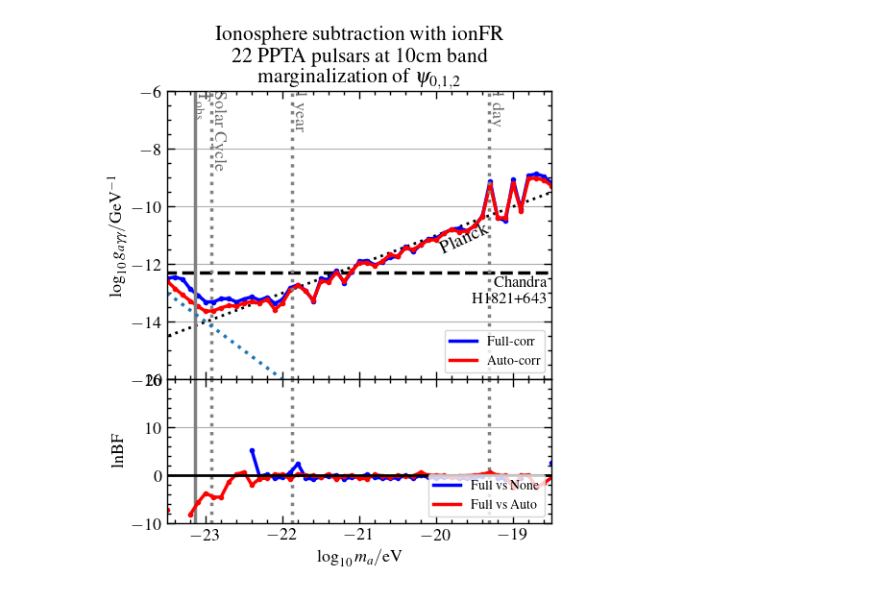
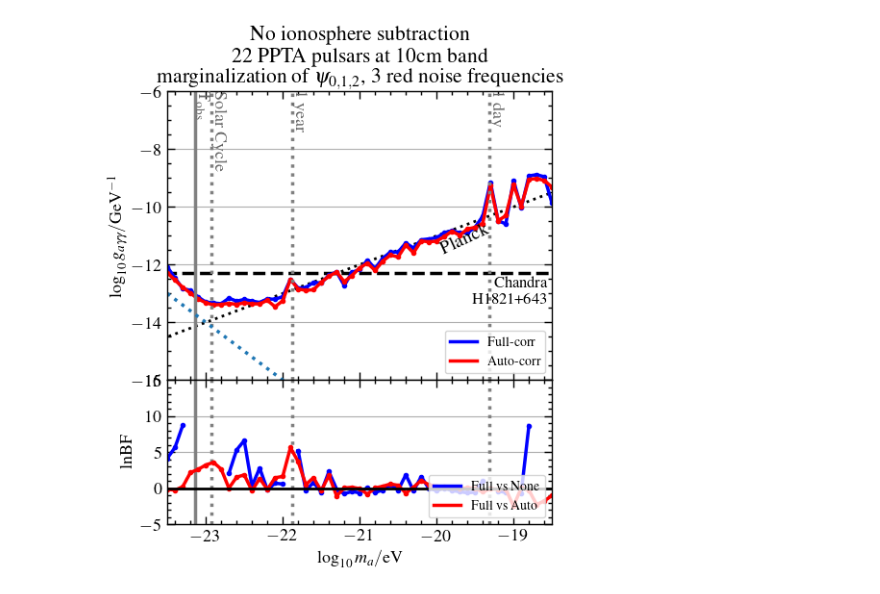
Before and after one commit to XueXiao-Physics/PPA, a Jupyter notebook: 2_Result.ipynb, the cells around one changed output. Drawn from its saved outputs; the diff is of its cells as text; code cells hidden in the pictures.

```diff
--- a/2_Result.ipynb
+++ b/2_Result.ipynb
@@ -7,7 +7,7 @@ import scipy.constants as sc
 import matplotlib as mpl
 import glob
 from astropy.time import Time
-np.set_printoptions(precision=4)
+np.set_printoptions(precision=10)
 import matplotlib
 plt.rc('font',**{'family':'serif','serif':['Times']})
 mpl.rcParams['font.size'] = 13
@@ -136,8 +136,8 @@ def make_ul_plot(ax,l10ma , ul_auto,ul_full ):
 def make_bf_plot(ax,l10ma,lbf_af,lbf_nf):
 
     #fig , ax = plt.subplots(figsize=(5,3))
-    ymin = -10
-    ymax = 20
+    ymin = -5
+    ymax = 15
     plot_timescales( ax,ymin,ymax,annotate=False)
 
     try:
@@ -168,62 +239,76 @@ def make_bf_plot(ax,l10ma,lbf_af,lbf_nf):
 # %%
 # True
 fig,axes = plt.subplots(2,1,figsize=(5,6),sharex=True,gridspec_kw={'height_ratios': [4, 2]})
+lbf_nf = None; lbf_af = None; ul_auto= None; ul_full=None;
 plt.subplots_adjust(left=0.15,
                     bottom=0.10,
                     right=0.95,
                     top=0.85,
                     wspace=0.0,
                     hspace=0.0)
 
 
-l10ma = np.arange(5,56)*0.1 -24
-ul_auto_ion_10 = np.array([-0.846, -1.197, -1.523, -1.829, -2.123, -2.392, -2.471, -2.47 ,
-       -2.491, -2.613, -2.601, -2.659, -2.804, -2.78 , -3.234, -3.099,
-       -2.759, -2.691, -2.994, -3.399, -2.834, -2.981, -2.739, -3.154,
-       -2.888, -2.708, -2.807, -3.012, -2.951, -2.819, -2.993, -2.788,
-       -2.945, -2.881, -2.815, -2.911, -2.791, -2.75 , -2.931, -3.002,
-       -2.922, -2.703, -1.682, -2.959, -3.036, -1.961, -2.998, -1.994,
-       -2.062, -2.243, -2.529])
+l10ma = np.arange(0,51)*0.1 -23.5
+ul_auto = np.array([-0.54 , -0.892, -1.243, -1.542, -1.845, -2.075, -2.253, -2.335,
+       -2.395, -2.532, -2.577, -2.71 , -2.816, -2.793, -3.113, -3.008,
+       -2.365, -2.799, -2.946, -3.025, -2.866, -2.759, -2.711, -3.145,
+       -3.03 , -2.87 , -2.803, -3.156, -2.935, -2.823, -2.99 , -2.678,
+       -3.048, -2.734, -2.864, -2.941, -2.884, -2.796, -3.041, -2.922,
+       -2.963, -2.929, -1.718, -3.034, -2.957, -1.991, -2.829, -2.   ,
+       -2.072, -2.242, -2.569])
 
 
-ul_full_ion_10 = np.array([-0.743, -0.805, -0.973, -1.421, -1.734,
-       -2.064, -2.169, -2.153, -2.254, -2.463, -2.463, -2.492, -2.704,
-       -2.705, -3.021, -2.975, -2.673, -2.67 , -2.972, -3.43 , -2.757,
-       -2.891, -2.666, -3.197, -2.915, -2.657, -2.728, -2.985, -2.971,
-       -2.916, -2.994, -2.733, -3.024, -2.874, -2.779, -2.849, -2.774,
-       -2.744, -2.805, -2.999, -2.925, -2.679, -1.567, -2.957, -3.144,
-       -1.816, -2.954, -1.88 , -1.922, -2.107, -2.445])
+ul_full = np.array([-0.337, -0.82 , -1.289, -1.444, -1.778, -2.052, -2.182, -2.308,
+       -2.217, -2.419, -2.461, -2.616, -2.766, -2.742, -2.856, -2.863,
+       -2.363, -2.768, -2.849, -2.771, -2.89 , -2.725, -2.706, -3.279,
+       -2.923, -2.924, -2.7  , -3.089, -2.832, -2.723, -2.817, -2.605,
+       -2.879, -2.695, -2.765, -2.824, -2.753, -2.776, -2.954, -3.056,
+       -2.963, -2.676, -1.601, -3.036, -3.242, -1.837, -2.89 , -1.881,
+       -1.939, -2.112, -3.127])
 
 
-make_ul_plot(axes[0],l10ma,ul_auto_ion_10,ul_full_ion_10)
-axes[0].set_title("Ionosphere subtraction with ionFR\n 22 PPTA pulsars at 10cm band\n"+r"marginalization of $\psi_{0,1,2}$")
+make_ul_plot(axes[0],l10ma,ul_auto,ul_full)
+axes[0].set_title("No ionosphere subtraction\n 22 PPTA pulsars at 10cm band\n"+r"marginalization of $\psi_{0,1,2}$, 3 red noise frequencies")
 axes[0].plot(l10ma , -13-2*(l10ma+23.5),':')
 
-lbf_ion_10 = np.array([-7.130e+00,       -inf,       -inf, -8.075e+00, -5.629e+00,
-       -3.647e+00, -4.513e+00, -4.494e+00, -1.344e+00,  2.788e-01,
-        7.247e-01, -1.970e+00, -6.313e-01, -5.433e-01,  2.309e-01,
-        1.786e-01, -7.406e-01,  3.652e-01, -8.802e-03,  8.002e-03,
-       -3.595e-01,  3.344e-01, -7.863e-01, -3.539e-02, -8.002e-03,
-       -5.981e-01, -6.727e-01,  1.797e-01, -7.614e-02, -2.829e-01,
-        5.601e-03, -7.062e-02, -6.644e-02,  6.700e-01,  1.689e-02,
-        5.843e-02, -2.810e-02, -3.885e-01, -5.131e-02, -4.846e-02,
-        8.781e-02,  2.466e-01,  6.914e-01,  3.139e-02, -7.379e-03,
-       -2.622e+00,  2.187e-02,  1.238e-01, -2.496e+00, -1.602e+00,
-       -4.222e-01])
 
-lbf_nf_ion_10 = np.array([   inf,    inf,    inf,    inf,    inf,    inf,    inf,    inf,
-          inf,    inf,    inf,  5.234, -0.151,  0.23 , -0.494, -0.41 ,
-        0.591,  2.463, -0.499, -0.789, -0.251, -0.166,  0.116, -0.683,
-       -0.359, -0.258,  0.197, -0.418, -0.517, -0.539, -0.526, -0.017,
-       -0.585,  0.039, -0.403, -0.444, -0.351, -0.377, -0.547, -0.618,
-       -0.456, -0.069,    inf, -0.549, -0.641,    inf, -0.609,    inf,
-          inf,    inf,  2.72 ])
+lbf_af = np.array([-1.332e-01,        inf,        inf,        inf,        inf,
+              inf,        inf,        inf,  3.048e-02,  1.548e+00,
+        1.876e+00, -3.336e-01,  1.375e+00, -1.561e-01,  1.470e+00,
+        1.653e+00,  5.647e+00,  3.719e+00,  5.187e-01,  1.485e+00,
+       -3.405e-01,  1.808e+00, -1.040e+00,  5.016e-02,  1.536e-01,
+       -3.583e-02, -7.971e-01,  5.447e-02,  2.909e-01,  6.044e-01,
+        4.175e-01, -6.561e-01,  1.577e-01,  1.108e+00,  4.871e-01,
+        2.971e-01,  1.864e-01,  1.015e-01, -5.921e-02,  6.891e-02,
+       -1.866e-03, -4.865e-01, -6.941e-02, -1.089e-01, -1.335e-01,
+       -2.462e+00,  5.523e-02, -2.550e-01, -2.240e+00, -1.737e+00,
+       -1.000e+00])
+lbf_af[1:8] = np.array([-0.245,  0.235, 2.187,  2.629,  3.246,  3.599,  2.667])
 
 
 
-make_bf_plot(axes[1],l10ma,lbf_ion_10,lbf_nf_ion_10)
+lbf_nf = np.array([   inf,    inf,    inf,    inf,    inf,    inf,    inf,    inf,
+        2.064,    inf,    inf,  0.316,  2.817, -0.2  ,  0.718,  0.599,
+          inf,  5.217, -0.282,  0.814, -0.523,  2.317, -0.103, -0.743,
+       -0.43 , -0.624,  0.109, -0.572, -0.232,  0.531, -0.256,  1.88 ,
+       -0.336,  1.62 , -0.033, -0.297, -0.007, -0.297, -0.462, -0.619,
+       -0.532,  0.994,    inf, -0.385, -0.559,    inf, -0.648,    inf,
+          inf,    inf,    inf])
+# lbf_nf[42] = np.log(4.3760) + 3
+lbf_nf[0]  = np.log(0.4391) + 5
+lbf_nf[1]  = np.log(1.9670) + 5
+lbf_nf[2]  = np.log(5.6641) + 7
+lbf_nf[9]  = np.log(1.3770) + 5
+lbf_nf[10] = np.log(5.1074) + 5
+lbf_nf[47] = np.log(5.4874) + 7
+
+# lbf_nf[49] = np.log(2.0014) + 3
+# lbf_nf[50] = np.log(0.5285)
+
+
+make_bf_plot(axes[1],l10ma,lbf_af ,lbf_nf )
 #plt.savefig("Figures/ul_bf_iono_10.pdf")
-plt.savefig("Figures/ul_bf_iono_10.jpg")
+#plt.savefig("Figures/ul_bf_iono_10.jpg")
 # %% [output]
-[figure, old version]
+[figure, new version]
 # %%
```
Also changed, not shown: parts of 16 cells of this notebook.
